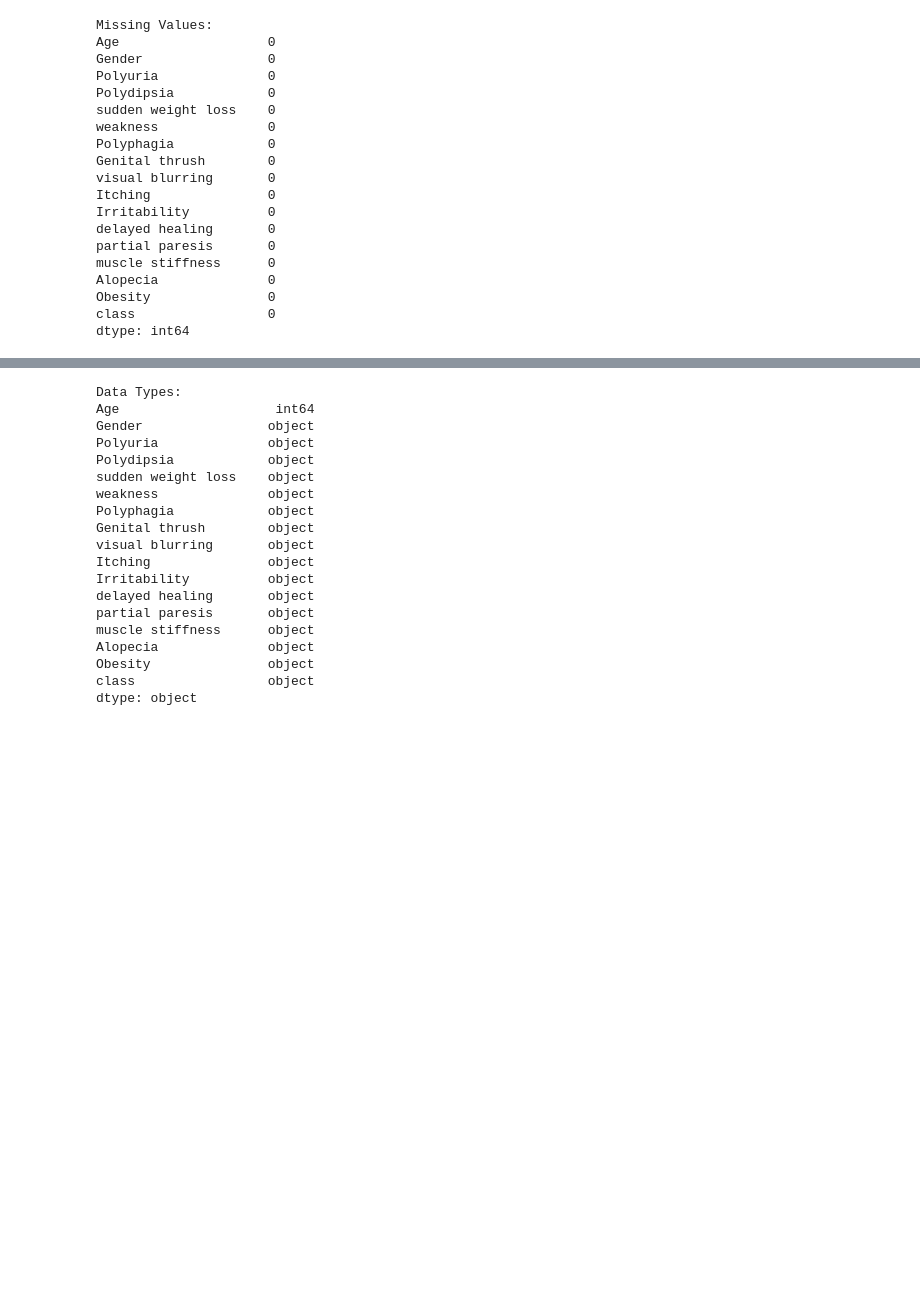
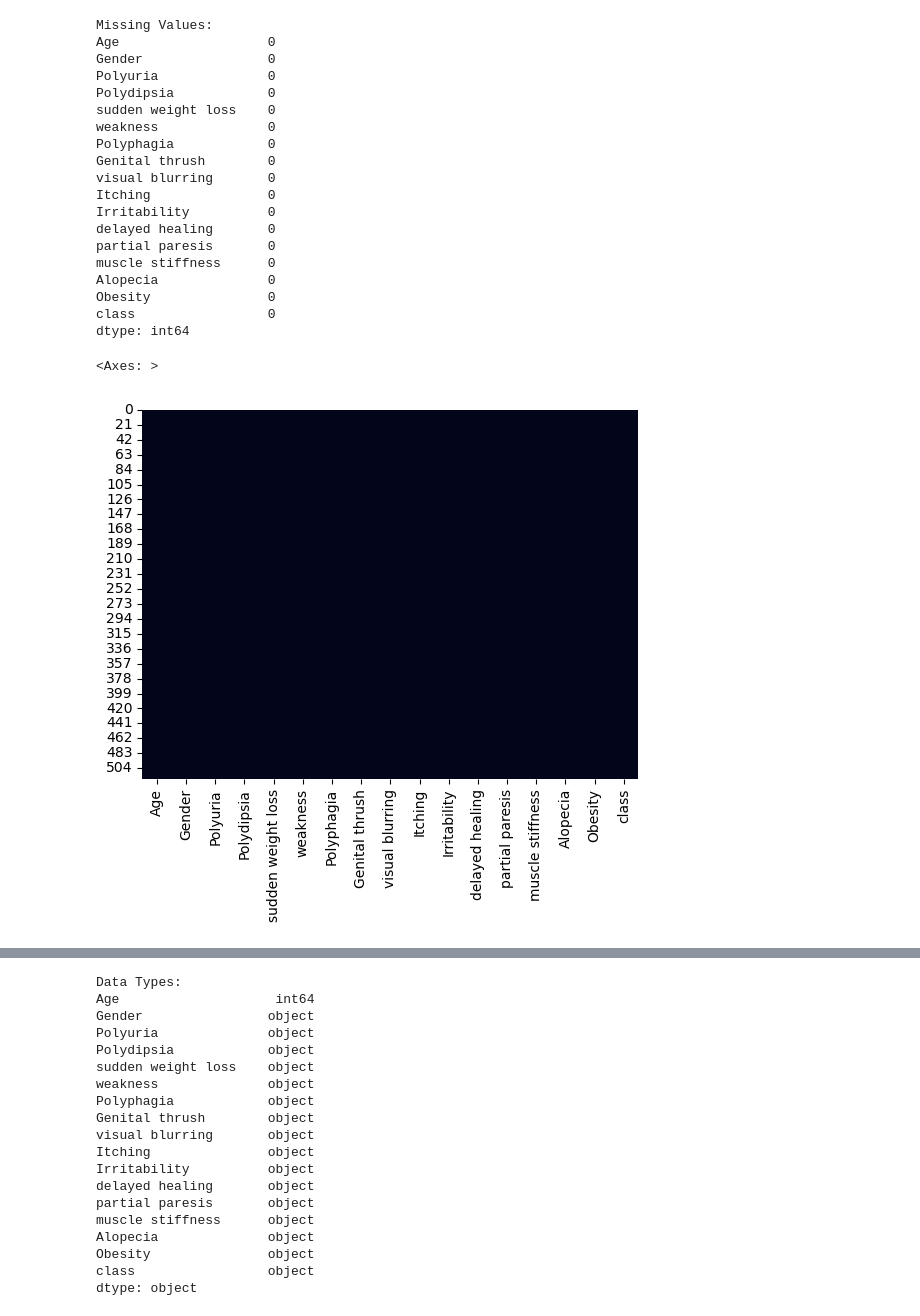
Before and after one commit to Musa-codelib/Diabetes-Prediction-Machine-Learning, a Jupyter notebook: cep-001.ipynb, the cells around one changed output, grey strips where cells are left out. Drawn from its saved outputs; the diff is of its cells as text; code cells hidden in the pictures; blank space fills up the shorter version.

```diff
--- a/cep-001.ipynb
+++ b/cep-001.ipynb
@@ -52,3 +53,9 @@ Alopecia              0
 Obesity               0
 class                 0
 dtype: int64
+# %%
+import seaborn as sns
+sns.heatmap(diabetes_data.isnull(), cbar=False)
+# %% [output]
+<Axes: >
+[figure, added]
```
Also changed, not shown: parts of 23 cells of this notebook.
